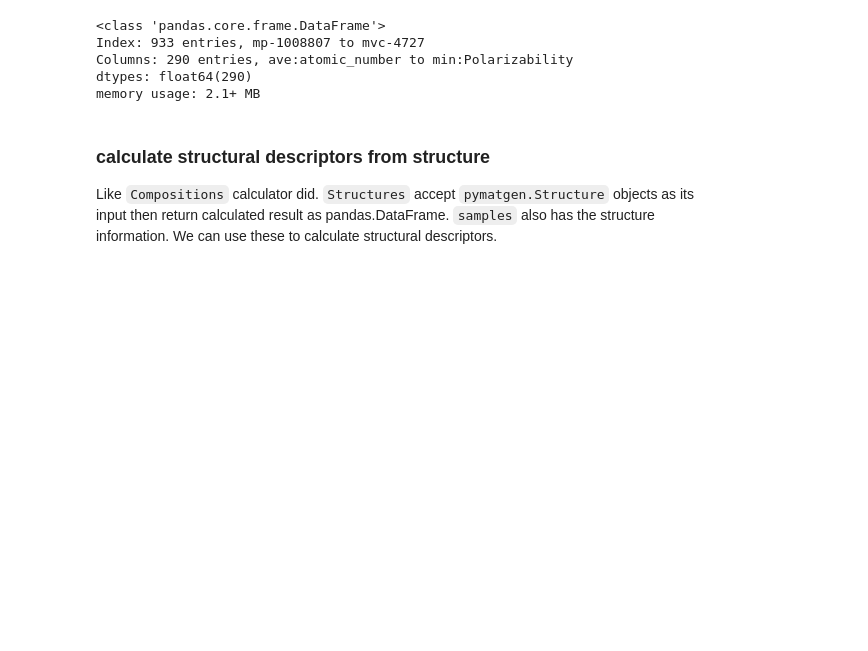
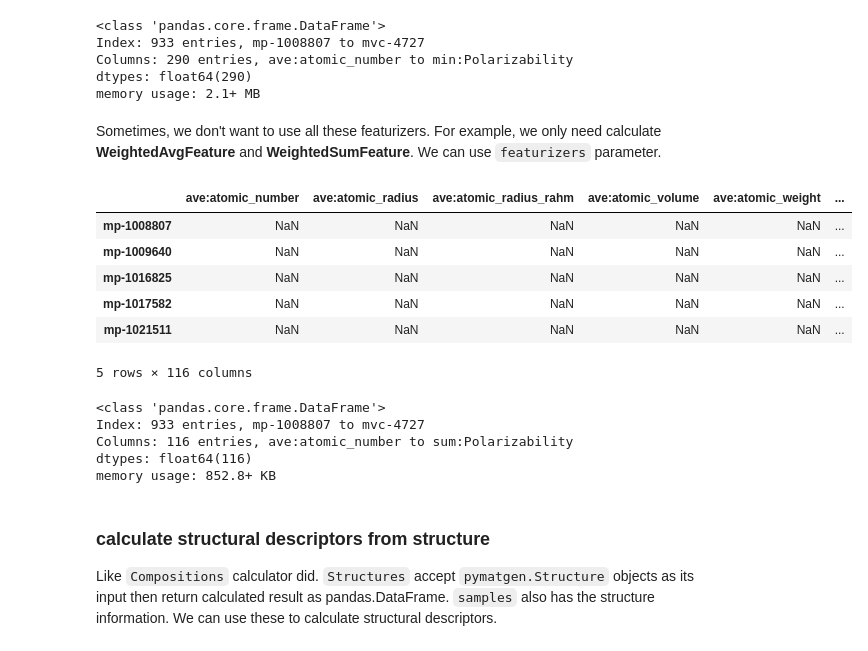
Before and after one commit to yoshida-lab/XenonPy, a Jupyter notebook: samples/calculate_descriptors.ipynb, the cells around one changed output. Cells and saved outputs as stored; diff of their text form; code cells hidden in the pictures; blank space fills up the shorter version.

```diff
--- a/samples/calculate_descriptors.ipynb
+++ b/samples/calculate_descriptors.ipynb
@@ -101,6 +99,25 @@ Index: 933 entries, mp-1008807 to mvc-4727
 Columns: 290 entries, ave:atomic_number to min:Polarizability
 dtypes: float64(290)
 memory usage: 2.1+ MB
+# %% [markdown]
+Sometimes, we don't want to use all these featurizers. For example, we only need calculate **WeightedAvgFeature** and **WeightedSumFeature**. We can use ``featurizers`` parameter.
+# %%
+descriptor = cal.transform(samples, featurizers=['WeightedAvgFeature', 'WeightedSumFeature'])
+descriptor.head(5)
+descriptor.info()
+# %% [output]
+|  | ave:atomic_number | ave:atomic_radius | ave:atomic_radius_rahm | ave:atomic_volume | ave:atomic_weight | ... |
+| mp-1008807 | NaN | NaN | NaN | NaN | NaN | ... |
+| mp-1009640 | NaN | NaN | NaN | NaN | NaN | ... |
+| mp-1016825 | NaN | NaN | NaN | NaN | NaN | ... |
+| mp-1017582 | NaN | NaN | NaN | NaN | NaN | ... |
+| mp-1021511 | NaN | NaN | NaN | NaN | NaN | ... |
+5 rows × 116 columns
+<class 'pandas.core.frame.DataFrame'>
+Index: 933 entries, mp-1008807 to mvc-4727
+Columns: 116 entries, ave:atomic_number to sum:Polarizability
+dtypes: float64(116)
+memory usage: 852.8+ KB
 # %% [markdown]
 ### calculate structural descriptors from structure
 
```
Also changed, not shown: parts of 2 cells of this notebook, 12 other files.
